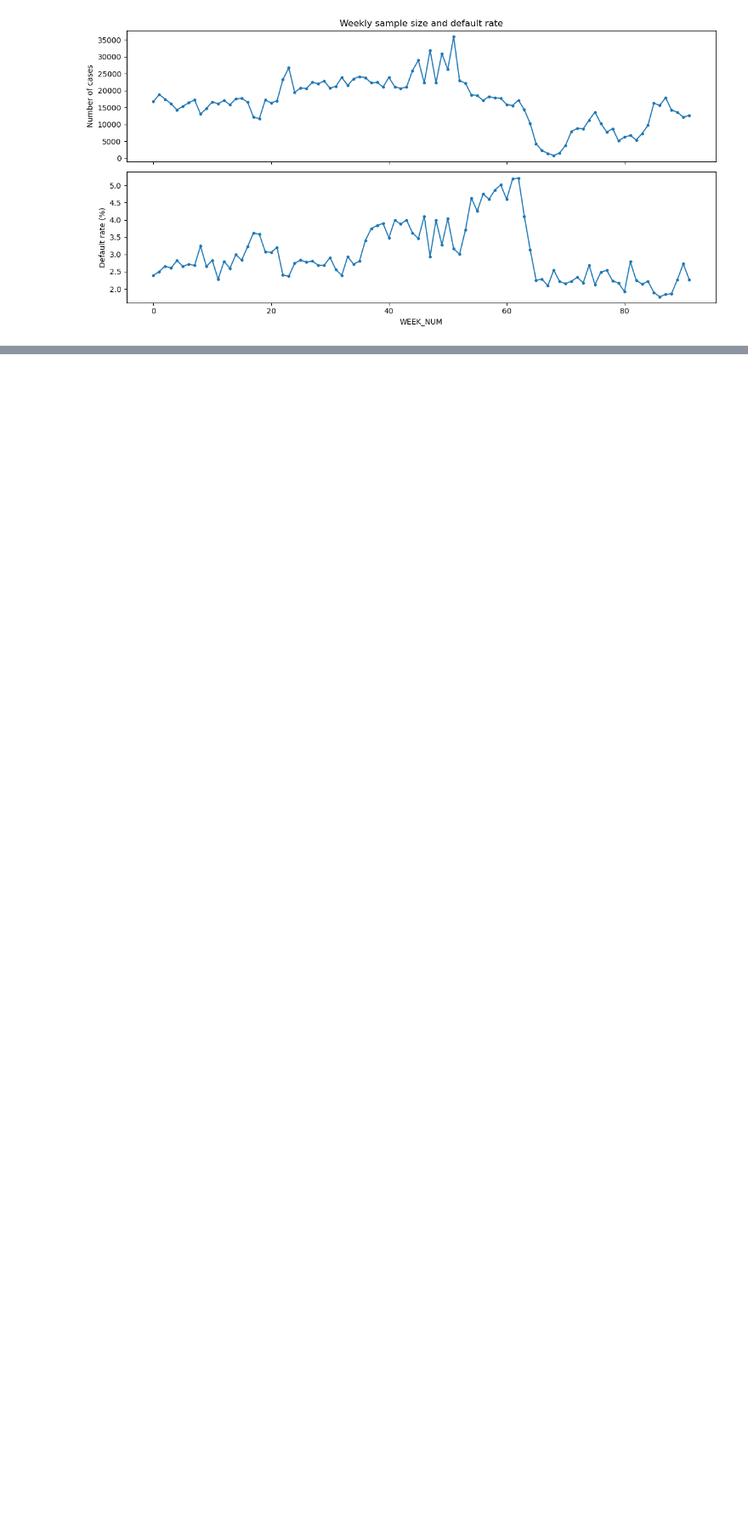
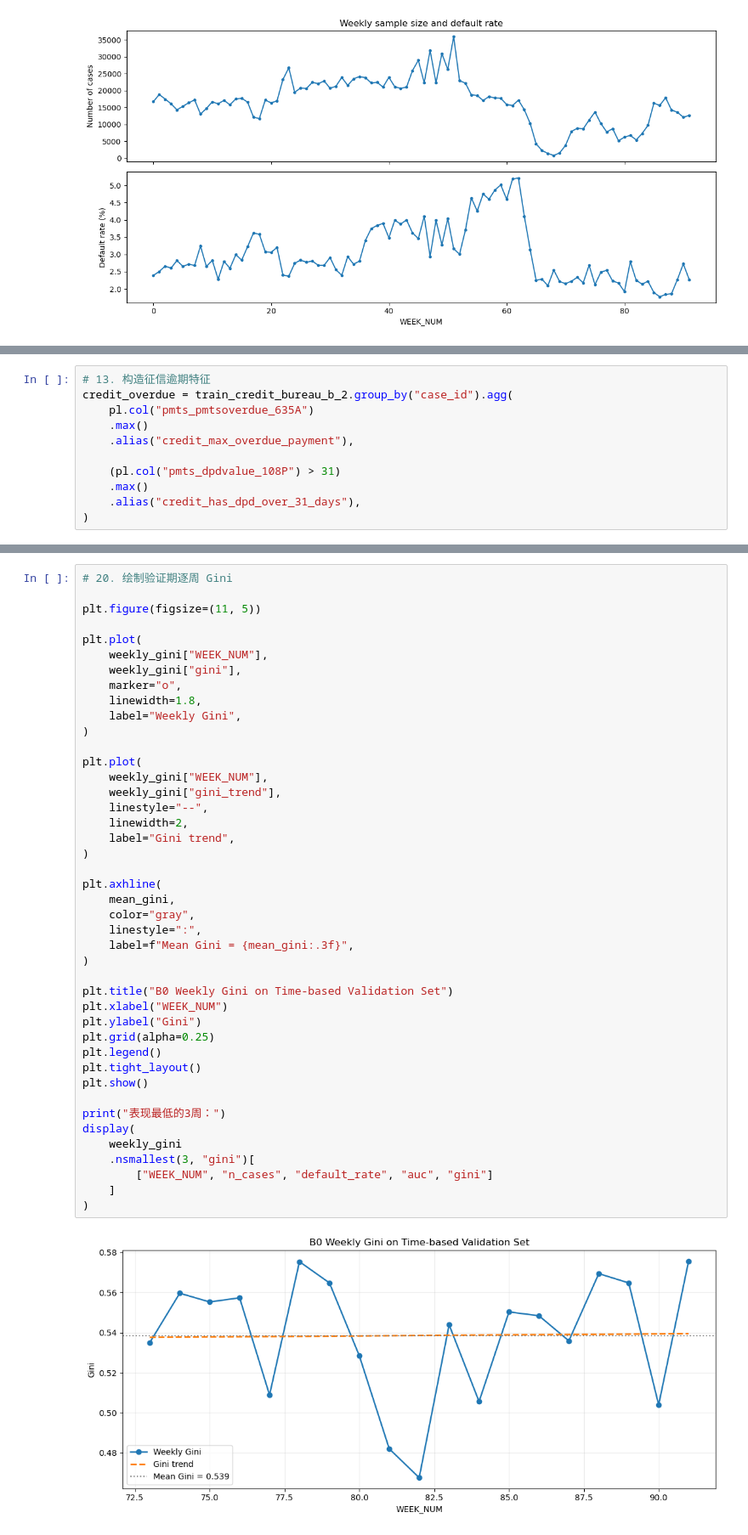
Before and after one commit to tpdnp123/Regional-Politics-and-Market-Evolution, a Jupyter notebook: HCRMS.ipynb, the cells around one changed output, grey strips where cells are left out. Shown at 85% size. Drawn from its saved outputs; the diff is of its cells as text; blank space fills up the shorter version.

```diff
--- a/HCRMS.ipynb
+++ b/HCRMS.ipynb
@@ -118,0 +304,11 @@ plt.show()
+# %%
+# 13. 构造征信逾期特征
+credit_overdue = train_credit_bureau_b_2.group_by("case_id").agg(
+    pl.col("pmts_pmtsoverdue_635A")
+    .max()
+    .alias("credit_max_overdue_payment"),
+
+    (pl.col("pmts_dpdvalue_108P") > 31)
+    .max()
+    .alias("credit_has_dpd_over_31_days"),
+)
@@ -118,0 +677,45 @@ plt.show()
+# %%
+# 20. 绘制验证期逐周 Gini
+
+plt.figure(figsize=(11, 5))
+
+plt.plot(
+    weekly_gini["WEEK_NUM"],
+    weekly_gini["gini"],
+    marker="o",
+    linewidth=1.8,
+    label="Weekly Gini",
+)
+
+plt.plot(
+    weekly_gini["WEEK_NUM"],
+    weekly_gini["gini_trend"],
+    linestyle="--",
+    linewidth=2,
+    label="Gini trend",
+)
+
+plt.axhline(
+    mean_gini,
+    color="gray",
+    linestyle=":",
+    label=f"Mean Gini = {mean_gini:.3f}",
+)
+
+plt.title("B0 Weekly Gini on Time-based Validation Set")
+plt.xlabel("WEEK_NUM")
+plt.ylabel("Gini")
+plt.grid(alpha=0.25)
+plt.legend()
+plt.tight_layout()
+plt.show()
+
+print("表现最低的3周：")
+display(
+    weekly_gini
+    .nsmallest(3, "gini")[
+        ["WEEK_NUM", "n_cases", "default_rate", "auc", "gini"]
+    ]
+)
+# %% [output]
+[figure, added]
```
Also changed, not shown: parts of 24 cells of this notebook, 2 other files.
